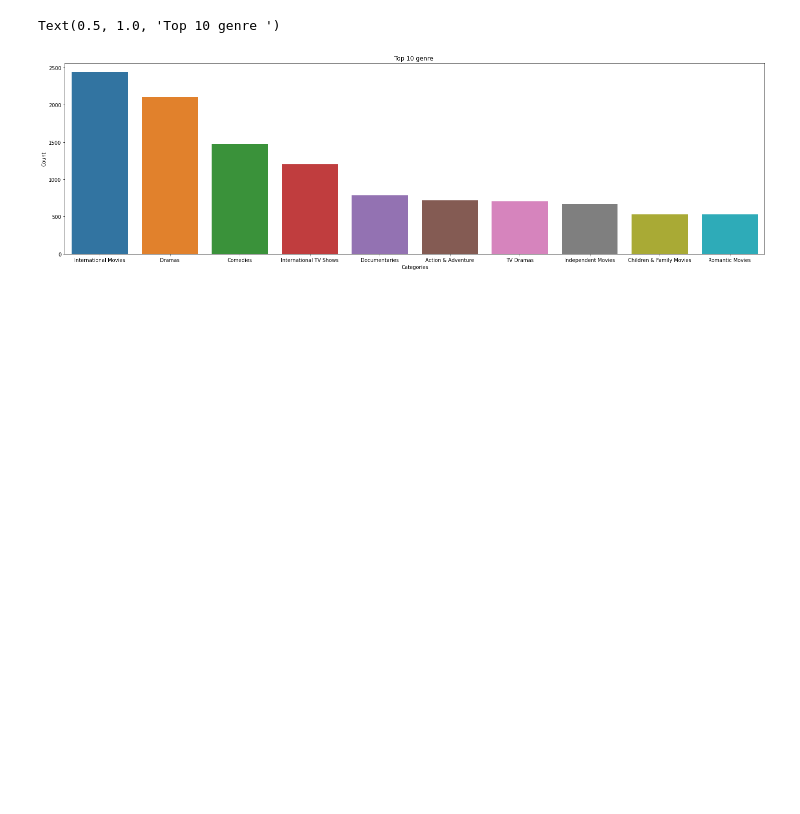
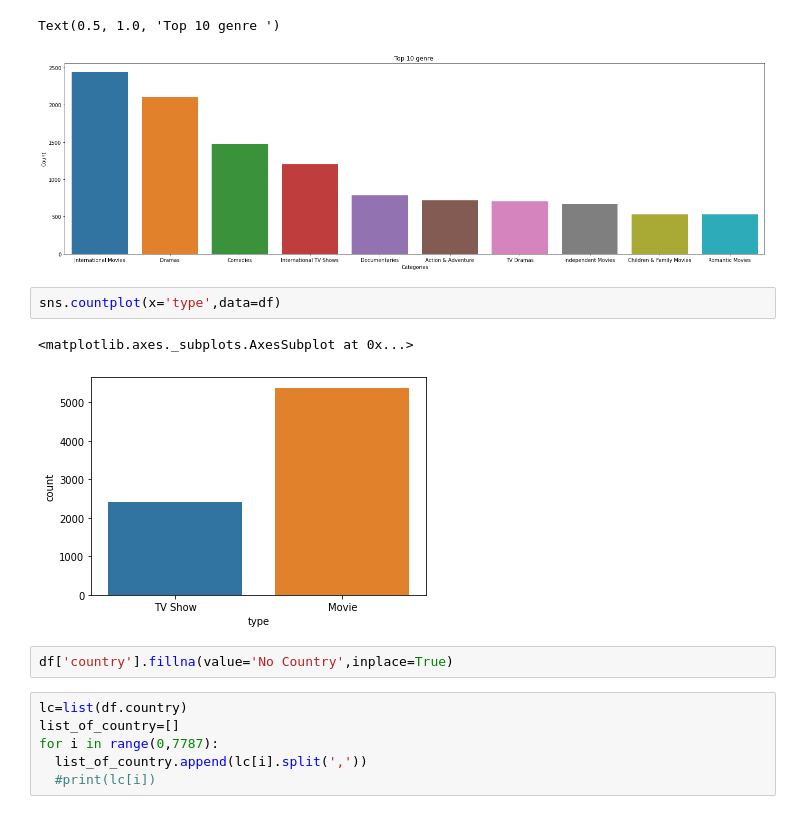
Before and after one commit to raghavendrakulkarni14/Netflix_clustering, a Jupyter notebook: RaghavendraAKulkarniNETFLIX_MOVIES_AND_TV_SHOWS_CLUSTERING.ipynb, the cells around one changed output. Saved outputs shown, nothing was run; the diff lists cells and outputs as text; blank space fills up the shorter version.

```diff
--- a/RaghavendraAKulkarniNETFLIX_MOVIES_AND_TV_SHOWS_CLUSTERING.ipynb
+++ b/RaghavendraAKulkarniNETFLIX_MOVIES_AND_TV_SHOWS_CLUSTERING.ipynb
@@ -153,3 +153,16 @@ plt.title('Top 10 genre ')
 # %% [output]
 Text(0.5, 1.0, 'Top 10 genre ')
 [figure]
+# %%
+sns.countplot(x='type',data=df)
+# %% [output]
+<matplotlib.axes._subplots.AxesSubplot at 0x...>
+[figure, added]
+# %%
+df['country'].fillna(value='No Country',inplace=True)
+# %%
+lc=list(df.country)
+list_of_country=[]
+for i in range(0,7787):
+  list_of_country.append(lc[i].split(','))
+  #print(lc[i])
```
Also changed, not shown: parts of 9 cells of this notebook.
